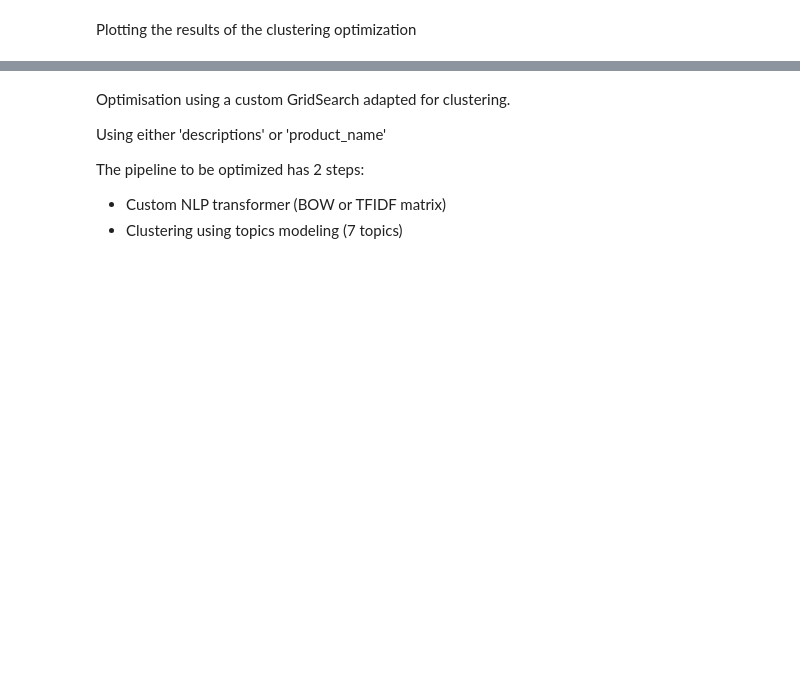
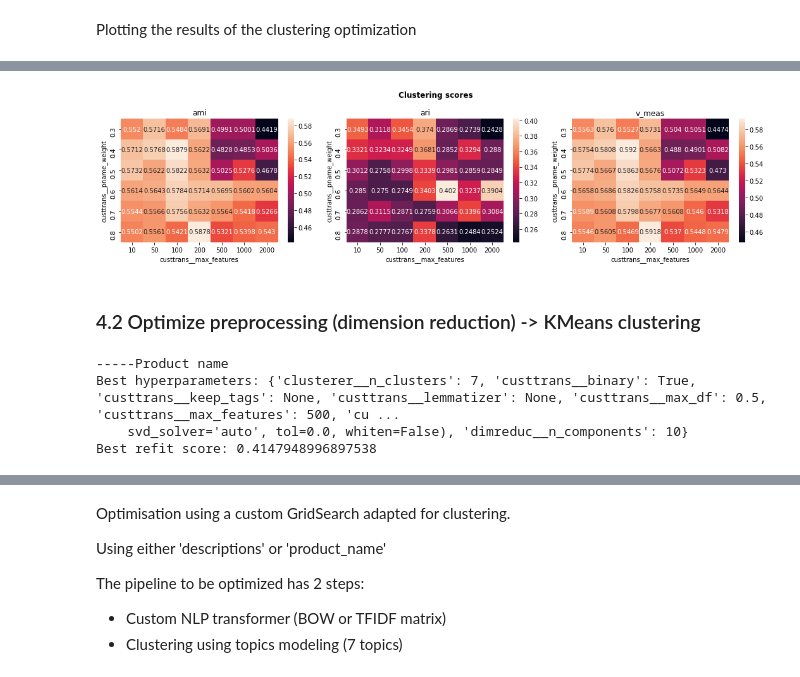
Before and after one commit to SmellyArmure/OC_DS_Project6, a Jupyter notebook: NOTEBOOK/P6_Cleaning_NLP.ipynb, the cells around one changed output, grey strips where cells are left out. Saved outputs shown, nothing was run; the diff lists cells and outputs as text; code cells hidden in the pictures; blank space fills up the shorter version.

```diff
--- a/NOTEBOOK/P6_Cleaning_NLP.ipynb
+++ b/NOTEBOOK/P6_Cleaning_NLP.ipynb
@@ -1147,0 +375,34 @@ speak("youpi cé fini")
+# %%
+# Define the stemmer or the lemmatizer
+stemmer = EnglishStemmer()
+lemmatizer = spacy.load('en', disable=['parser', 'ner'])
+
+# Define the pipeline to be executed and optimized by the GridSearch
+pipe = Pipeline([('custtrans', CustNLPTransformer()), # Custom NLP preprocessor
+                 ('clusterer', KMeans(random_state=14))]) # KMeans clusterer
+
+# Define the list of params to be tested in the GridSearchClust
+param_grid = {
+              'custtrans__stopwords': [None],
+              'custtrans__stemmer': [None],
+              'custtrans__lemmatizer': [None],
+              'custtrans__keep_tags': [None],
+              'custtrans__min_df': [0],#,0.05,0.1],
+              'custtrans__max_df': [0.5,0.6,0.7,0.8,0.9,1.0],
+              'custtrans__max_features': [400,450,500,550,600],
+              'custtrans__ngram_range': [(1,1), (1,2), (1,3)],
+              'custtrans__binary': [False, True],
+              'custtrans__tfidf_on': [True, False],
+              'custtrans__w2v': [None],
+              'custtrans__pname_weight': [0.5, 0.55, 0.6, 0.65, 0.7],
+              'clusterer__n_clusters': [7]
+              }
+
+# Instanciate of the GridSearch object
+gsc = GridSearchClust(estimator=pipe,
+                      param_grid_estim=param_grid,
+                      scoring=['silh', 'cal-har', 'dav_bould',
+                               'ami', 'ari', 'homog', 'complet', 'v_meas'],
+                      scoring_true_lab=df_desc_cat['category'],
+                      refit='ari',
+                      greater_is_better=True) # for the refit_score
@@ -1188,15 +529,19 @@ plt.tight_layout(rect=[0,0,1,0.92])
 # %%
 # All the scores through 2 chosen parameters
 
-fig = plt.figure(figsize=(10,4))
-params = ['pca__n_components', 'custtrans__tfidf_on']
+fig = plt.figure(figsize=(15,4))
+params = ['custtrans__pname_weight', 'custtrans__max_features']
 
-scores = ['ami', 'ari', 'complet'] # list(gsc.get_params()['scoring'])
+scores = ['ami', 'ari', 'v_meas'] # list(gsc.get_params()['scoring'])
 ### Looping on all the scores
 for i, score in enumerate(scores, 1):
     ax = fig.add_subplot(1,len(scores),i)
-    plot_2D_gsclust_param_opt(gsc_pname, params=params,
+    plot_2D_gsclust_param_opt(gsc, params=params,
                               score=score, title=None, ax=ax)
 
 plt.gcf().suptitle('Clustering scores', fontweight='bold')
 plt.tight_layout(rect=[0,0,1,0.92])
+# %% [output]
+[figure, added]
+# %% [markdown]
+### 4.2 Optimize preprocessing (dimension reduction) -> KMeans clustering
@@ -1202,0 +590,15 @@ plt.tight_layout(rect=[0,0,1,0.92])
+# %%
+# Display results (products name)
+print("-----Product name")
+print("Best hyperparameters:", gsc.best_params_)
+print("Best refit score:", gsc.best_score_)
+gsc_res = gsc.results_
+
+scores_pname_df = pd.DataFrame(gsc_res['scores'],
+                               index = pd.DataFrame(gsc_res['params']).iloc[:,0])
+# scores_pname_df
+# %% [output]
+-----Product name
+Best hyperparameters: {'clusterer__n_clusters': 7, 'custtrans__binary': True, 'custtrans__keep_tags': None, 'custtrans__lemmatizer': None, 'custtrans__max_df': 0.5, 'custtrans__max_features': 500, 'cu ...
+    svd_solver='auto', tol=0.0, whiten=False), 'dimreduc__n_components': 10}
+Best refit score: 0.4147948996897538
```
Also changed, not shown: parts of 140 cells of this notebook, 4 other files.
